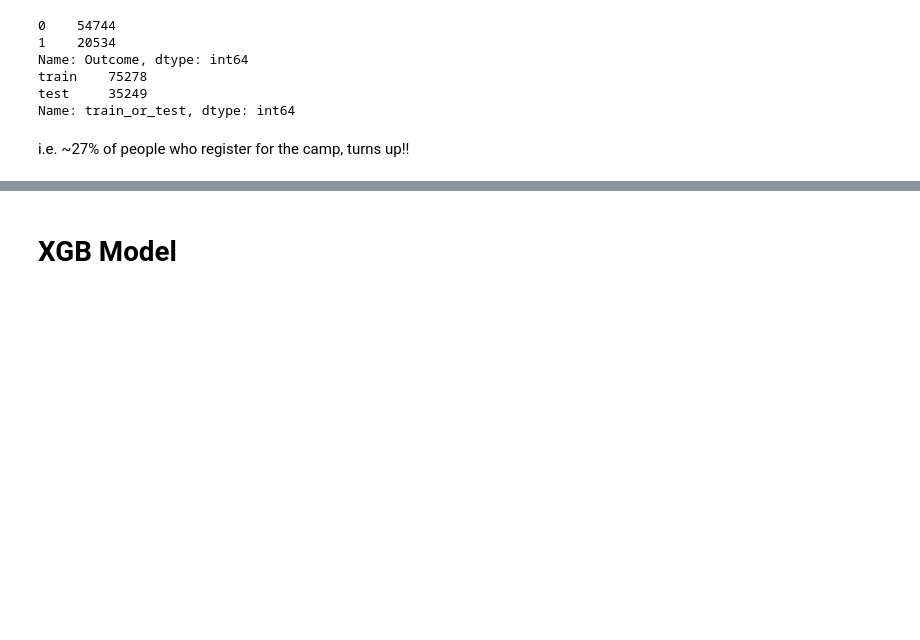
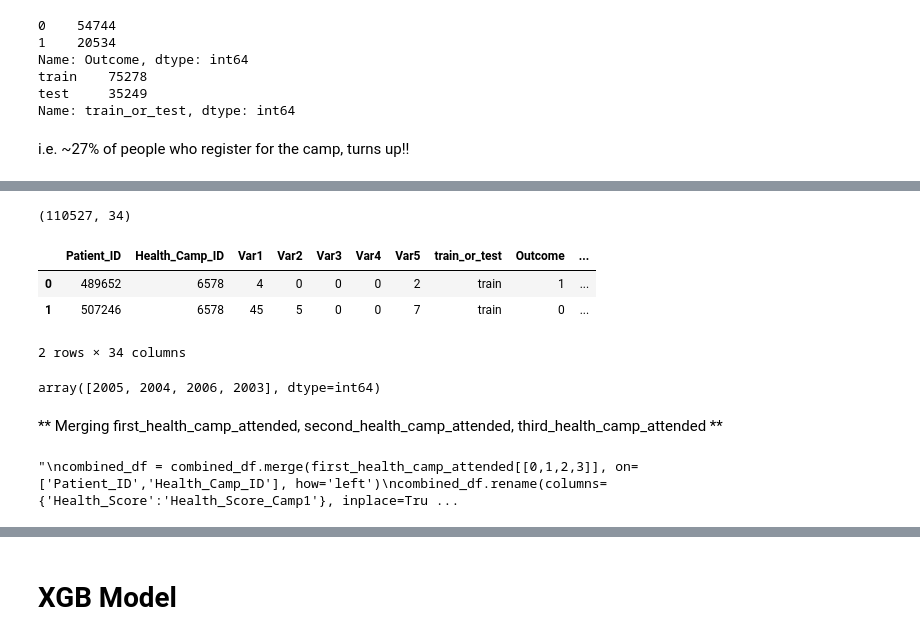
Before and after one commit to AwasthiMaddy/DataScience, a Jupyter notebook: AV/Knocktober/code/Benchmark.ipynb, the cells around one changed output, grey strips where cells are left out. Cells and saved outputs as stored; diff of their text form; code cells hidden in the pictures; blank space fills up the shorter version.

```diff
--- a/AV/Knocktober/code/Benchmark.ipynb
+++ b/AV/Knocktober/code/Benchmark.ipynb
@@ -210,0 +170,4 @@ i.e. ~27% of people who register for the camp, turns up!!
+# %%
+combined_df = combined_df.merge(health_camp_detail, on=['Health_Camp_ID'], how='left')
+print combined_df.shape
+combined_df.head(2)
@@ -210,0 +181,4 @@ i.e. ~27% of people who register for the camp, turns up!!
+# %%
+combined_df = combined_df.merge(patient_profile, on=['Patient_ID'], how='left')
+print combined_df.shape
+combined_df.head(2)
@@ -210,0 +216,6 @@ i.e. ~27% of people who register for the camp, turns up!!
+# %%
+mean_outcome_patientwise = combined_df[combined_df.train_or_test=='train'].groupby(['Patient_ID'])[['Outcome']].mean()
+mean_outcome_patientwise.reset_index(inplace=True)
+mean_outcome_patientwise.rename(columns={'Outcome':'mean_outcome_pwise'}, inplace=True)
+print mean_outcome_patientwise.shape
+mean_outcome_patientwise.head()
@@ -210,0 +230,6 @@ i.e. ~27% of people who register for the camp, turns up!!
+# %%
+# Merging mean_outcome_patientwise with combined_df
+print combined_df.shape
+combined_df = combined_df.merge(mean_outcome_patientwise, on=['Patient_ID'], how='left')
+print combined_df.shape
+combined_df.head(2)
@@ -210,0 +256,50 @@ i.e. ~27% of people who register for the camp, turns up!!
+# %%
+combined_df['Reg_Date'] = combined_df['Registration_Date'].apply(extract_from_date)
+combined_df['Reg_Day'] = combined_df['Reg_Date'].apply(lambda x: x[0])
+combined_df['Reg_Month'] = combined_df['Reg_Date'].apply(lambda x: x[1])
+combined_df['Reg_Year'] = combined_df['Reg_Date'].apply(lambda x: x[2])
+
+combined_df['Camp_Start_Date'] = combined_df['Camp_Start_Date'].apply(extract_from_date)
+combined_df['Camp_Start_Day'] = combined_df['Camp_Start_Date'].apply(lambda x: x[0])
+combined_df['Camp_Start_Month'] = combined_df['Camp_Start_Date'].apply(lambda x: x[1])
+combined_df['Camp_Start_Year'] = combined_df['Camp_Start_Date'].apply(lambda x: x[2])
+
+combined_df['Camp_End_Date'] = combined_df['Camp_End_Date'].apply(extract_from_date)
+combined_df['Camp_End_Day'] = combined_df['Camp_End_Date'].apply(lambda x: x[0])
+combined_df['Camp_End_Month'] = combined_df['Camp_End_Date'].apply(lambda x: x[1])
+combined_df['Camp_End_Year'] = combined_df['Camp_End_Date'].apply(lambda x: x[2])
+
+combined_df['First_Interaction'] = combined_df['First_Interaction'].apply(extract_from_date)
+combined_df['First_Interaction_Day'] = combined_df['First_Interaction'].apply(lambda x: x[0])
+combined_df['First_Interaction_Month'] = combined_df['First_Interaction'].apply(lambda x: x[1])
+combined_df['First_Interaction_Year'] = combined_df['First_Interaction'].apply(lambda x: x[2])
+
+combined_df.drop(['Registration_Date','Reg_Date','Camp_Start_Date','Camp_End_Date','First_Interaction'], axis=1, inplace=True)
+print combined_df.shape
+combined_df.head(2)
+# %% [output]
+(110527, 34)
+|  | Patient_ID | Health_Camp_ID | Var1 | Var2 | Var3 | Var4 | Var5 | train_or_test | Outcome | ... |
+| 0 | 489652 | 6578 | 4 | 0 | 0 | 0 | 2 | train | 1 | ... |
+| 1 | 507246 | 6578 | 45 | 5 | 0 | 0 | 7 | train | 0 | ... |
+2 rows × 34 columns
+# %%
+# Checking whether train data is from camps that started before April 2006 or not
+combined_df[combined_df.train_or_test=='train']['Camp_Start_Year'].unique()
+# Year checked!
+# %% [output]
+array([2005, 2004, 2006, 2003], dtype=int64)
+# %% [markdown]
+** Merging first_health_camp_attended, second_health_camp_attended, third_health_camp_attended **
+# %%
+'''
+combined_df = combined_df.merge(first_health_camp_attended[[0,1,2,3]], on=['Patient_ID','Health_Camp_ID'], how='left')
+combined_df.rename(columns={'Health_Score':'Health_Score_Camp1'}, inplace=True)
+combined_df = combined_df.merge(second_health_camp_attended, on=['Patient_ID','Health_Camp_ID'], how='left')
+combined_df.rename(columns={'Health_Score':'Health_Score_Camp2'}, inplace=True)
+combined_df = combined_df.merge(third_health_camp_attended, on=['Patient_ID','Health_Camp_ID'], how='left')
+print combined_df.shape
+combined_df.head(2)
+'''
+# %% [output]
+"\ncombined_df = combined_df.merge(first_health_camp_attended[[0,1,2,3]], on=['Patient_ID','Health_Camp_ID'], how='left')\ncombined_df.rename(columns={'Health_Score':'Health_Score_Camp1'}, inplace=Tru ...
```
Also changed, not shown: parts of 67 cells of this notebook.
